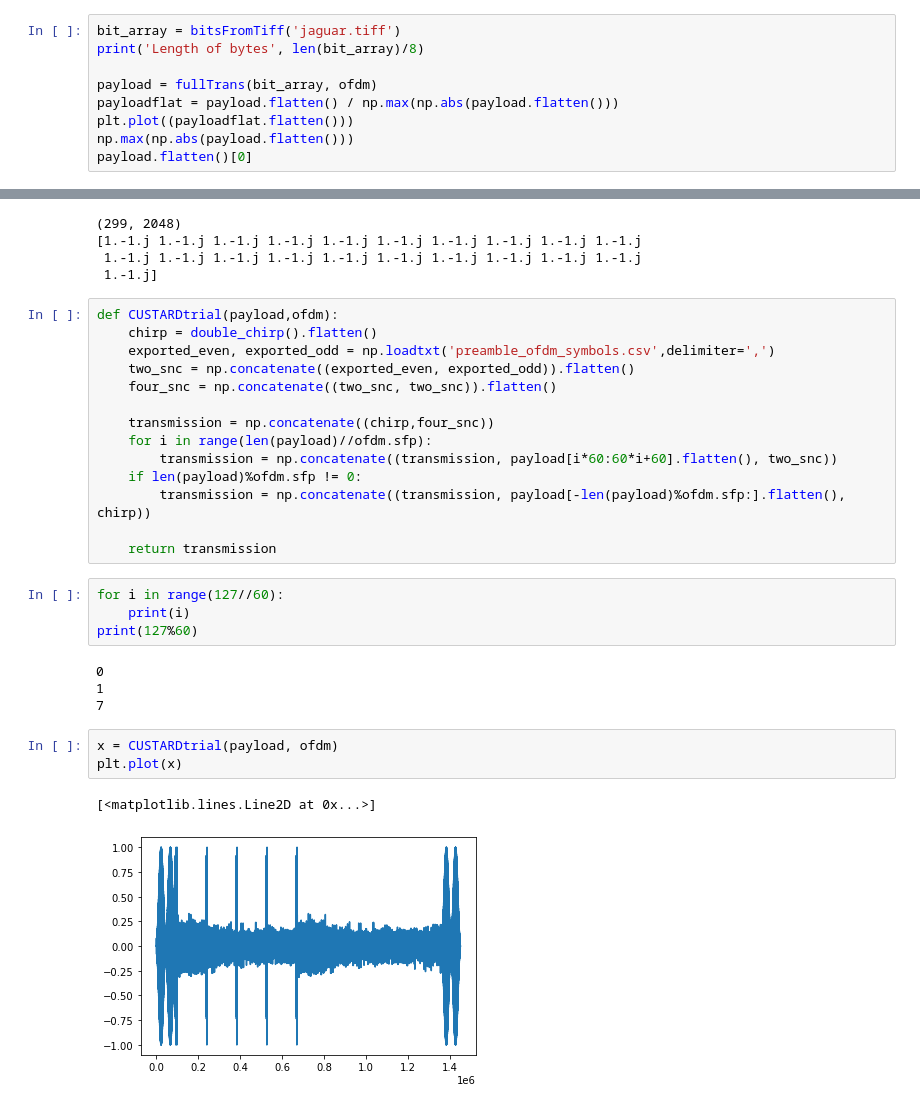
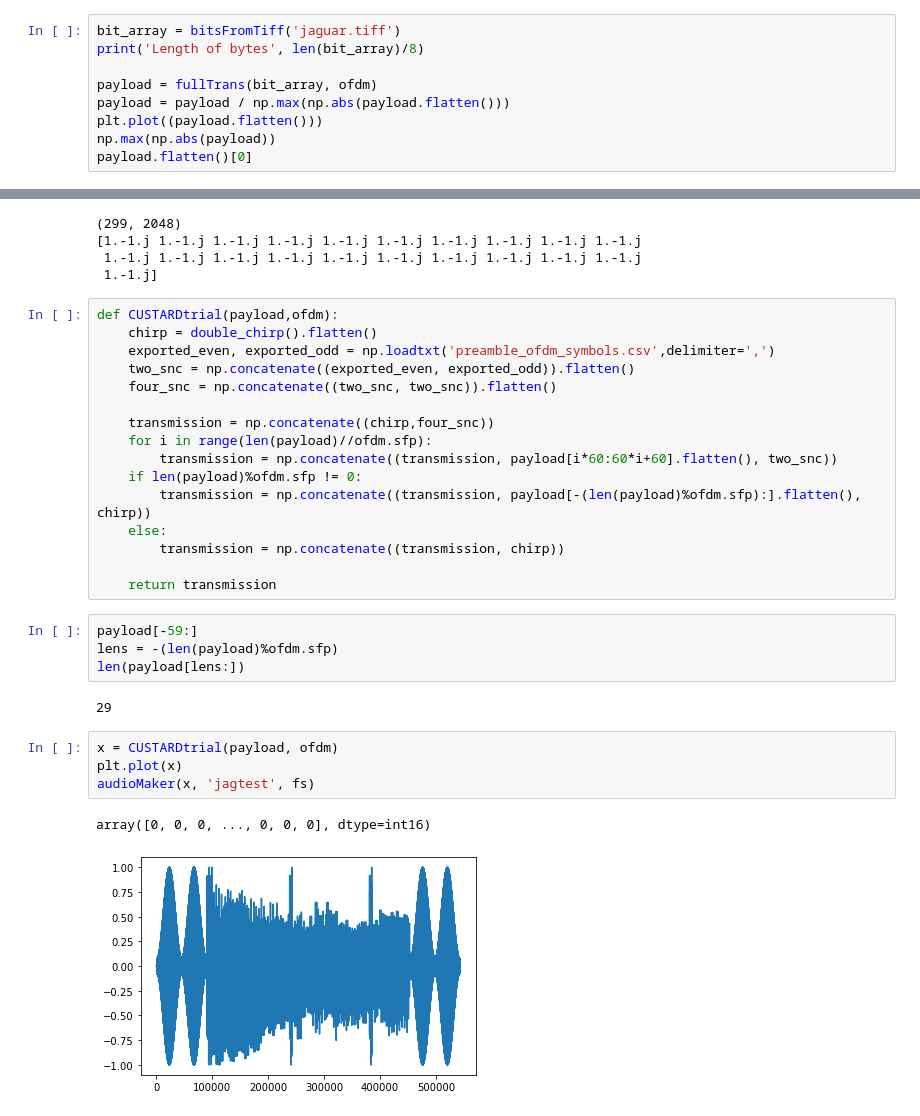
Before and after one commit to jks70/gf3_v2, a Jupyter notebook: finalframe.ipynb, the cells around one changed output, grey strips where cells are left out. Cells and saved outputs as stored; diff of their text form.

```diff
--- a/finalframe.ipynb
+++ b/finalframe.ipynb
@@ -44,9 +44,9 @@ bit_array = bitsFromTiff('jaguar.tiff')
 print('Length of bytes', len(bit_array)/8)
 
 payload = fullTrans(bit_array, ofdm)
-payloadflat = payload.flatten() / np.max(np.abs(payload.flatten()))
-plt.plot((payloadflat.flatten()))
-np.max(np.abs(payload.flatten()))
+payload = payload / np.max(np.abs(payload.flatten()))
+plt.plot((payload.flatten()))
+np.max(np.abs(payload))
 payload.flatten()[0]
 # %% [output]
 Length of bytes 26800.0
@@ -83,20 +83,21 @@ def CUSTARDtrial(payload,ofdm):
     for i in range(len(payload)//ofdm.sfp):
         transmission = np.concatenate((transmission, payload[i*60:60*i+60].flatten(), two_snc))
     if len(payload)%ofdm.sfp != 0:
-        transmission = np.concatenate((transmission, payload[-len(payload)%ofdm.sfp:].flatten(), chirp))
+        transmission = np.concatenate((transmission, payload[-(len(payload)%ofdm.sfp):].flatten(), chirp))
+    else:
+        transmission = np.concatenate((transmission, chirp))
 
     return transmission
-# %%
-for i in range(127//60):
-    print(i)
-print(127%60)
-# %% [output]
-0
-1
-7
+# %%
+payload[-59:]
+lens = -(len(payload)%ofdm.sfp)
+len(payload[lens:])
+# %% [output]
+29
 # %%
 x = CUSTARDtrial(payload, ofdm)
 plt.plot(x)
+audioMaker(x, 'jagtest', fs)
 # %% [output]
-[<matplotlib.lines.Line2D at 0x...>]
+array([0, 0, 0, ..., 0, 0, 0], dtype=int16)
-[figure, old version]
+[figure, new version]
```
Also changed, not shown: parts of 17 cells of this notebook, 2 other files.
